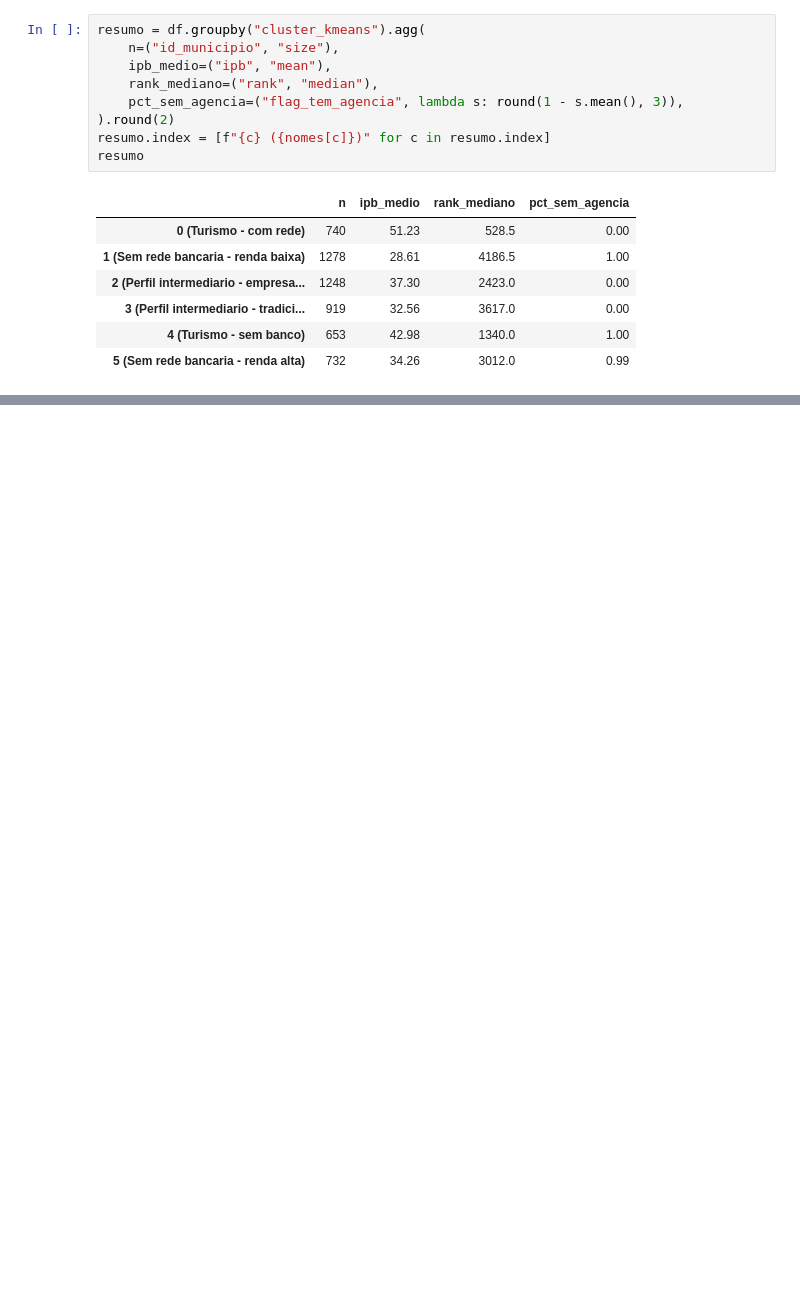
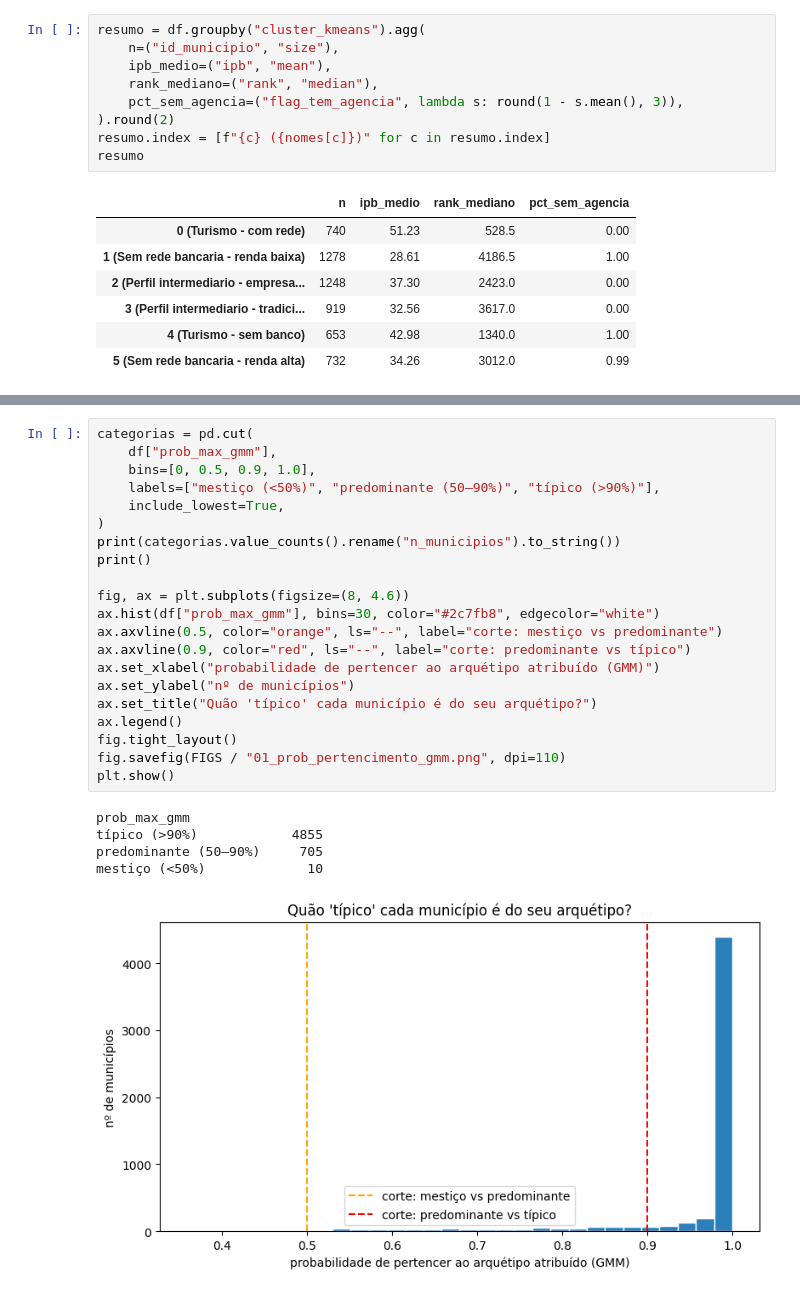
Before and after one commit to LucioFrCruz/heluvina_projeto_final_202602, a Jupyter notebook: notebooks/01_modelagem/01_dataset_e_arquetipos.ipynb, the cells around one changed output, grey strips where cells are left out. Saved outputs shown, nothing was run; the diff lists cells and outputs as text; blank space fills up the shorter version.

Commit message:
feat: graficos legiveis e secao de pertencimento gmm no notebook 01

```diff
--- a/notebooks/01_modelagem/01_dataset_e_arquetipos.ipynb
+++ b/notebooks/01_modelagem/01_dataset_e_arquetipos.ipynb
@@ -251,0 +264,27 @@ resumo
+# %%
+categorias = pd.cut(
+    df["prob_max_gmm"],
+    bins=[0, 0.5, 0.9, 1.0],
+    labels=["mestiço (<50%)", "predominante (50–90%)", "típico (>90%)"],
+    include_lowest=True,
+)
+print(categorias.value_counts().rename("n_municipios").to_string())
+print()
+
+fig, ax = plt.subplots(figsize=(8, 4.6))
+ax.hist(df["prob_max_gmm"], bins=30, color="#2c7fb8", edgecolor="white")
+ax.axvline(0.5, color="orange", ls="--", label="corte: mestiço vs predominante")
+ax.axvline(0.9, color="red", ls="--", label="corte: predominante vs típico")
+ax.set_xlabel("probabilidade de pertencer ao arquétipo atribuído (GMM)")
+ax.set_ylabel("nº de municípios")
+ax.set_title("Quão 'típico' cada município é do seu arquétipo?")
+ax.legend()
+fig.tight_layout()
+fig.savefig(FIGS / "01_prob_pertencimento_gmm.png", dpi=110)
+plt.show()
+# %% [output]
+prob_max_gmm
+típico (>90%)            4855
+predominante (50–90%)     705
+mestiço (<50%)             10
+[figure, added]
```
Also changed, not shown: parts of 8 cells of this notebook, 5 other files.
